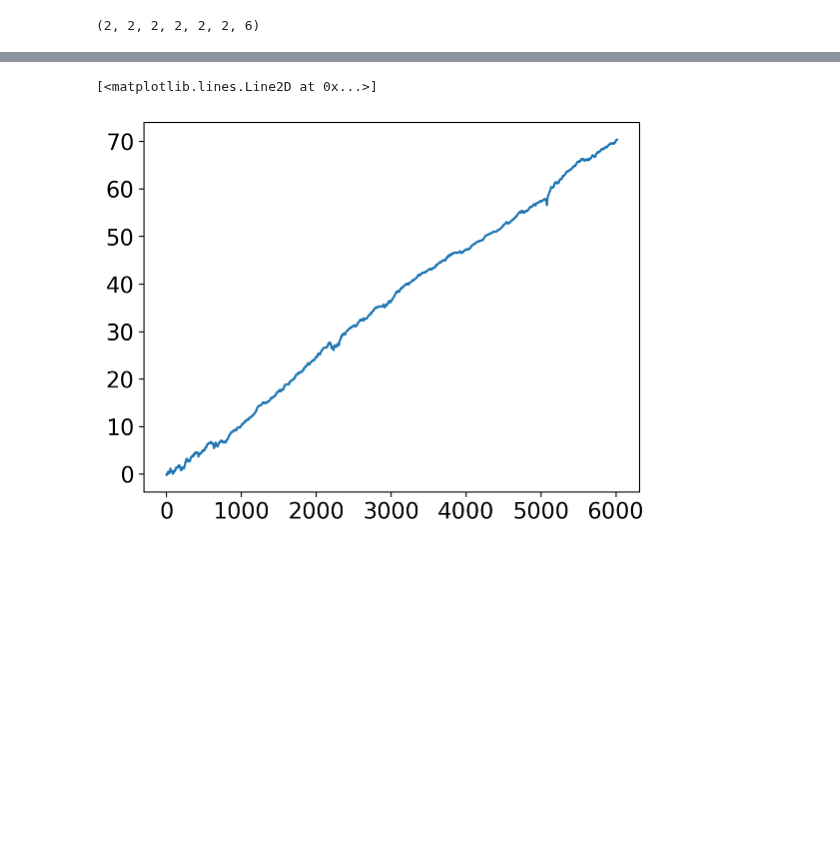
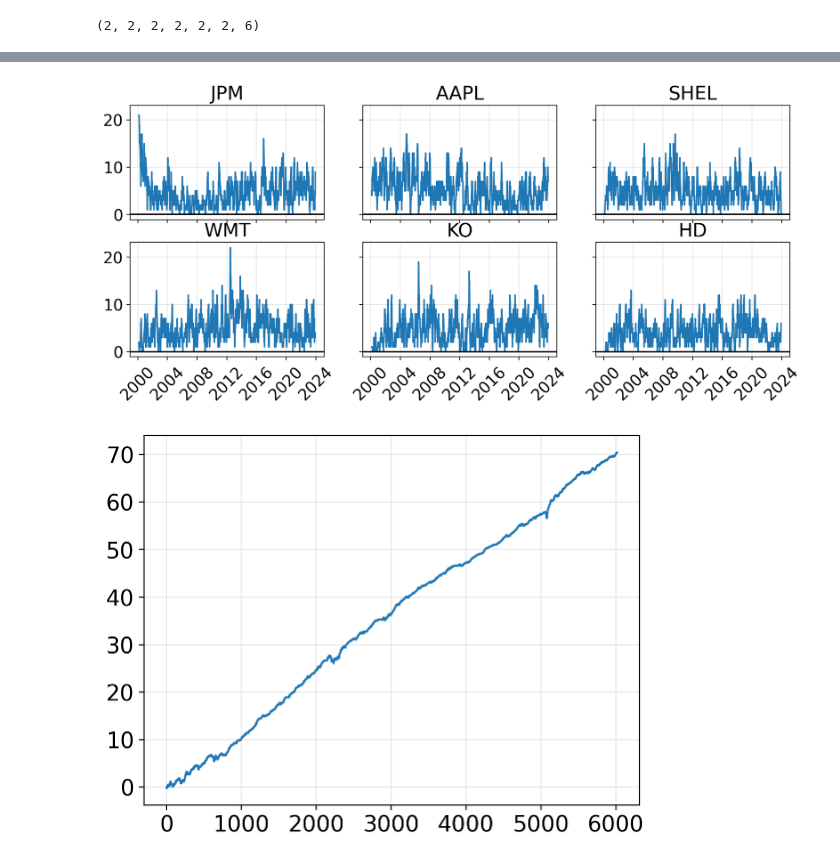
Before and after one commit to sapienzaio/online-ml-finance, a Jupyter notebook: 06-reinforcement-learning/epsilon-greedy-strategy.ipynb, the cells around one changed output, grey strips where cells are left out. Drawn from its saved outputs; the diff is of its cells as text; code cells hidden in the pictures; blank space fills up the shorter version.

```diff
--- a/06-reinforcement-learning/epsilon-greedy-strategy.ipynb
+++ b/06-reinforcement-learning/epsilon-greedy-strategy.ipynb
@@ -362,5 +370,18 @@ res = returns_bandit(key, returns[1:], context[:-1], alpha=0.8, epsilon=0.25)
+# %%
+fig, ax = plt.subplots(2, 3, sharex=True, sharey=True, figsize=(12, 4.6))
+ax = ax.ravel()
+v = pd.DataFrame(actions_ohe, index=datasets.index[6:]).rolling(30).sum()
+for i, axi in enumerate(ax):
+    axi.set_title(assets[i])
+    axi.plot(v[i])
+    axi.axhline(y=0, c="black")
+    axi.grid(alpha=0.3)
+    plt.sca(axi)
+    plt.xticks(rotation=45)
+# %% [output]
+[figure, added]
 # %%
 plt.plot(res.cumsum())
+plt.grid(alpha=0.3)
 # %% [output]
-[<matplotlib.lines.Line2D at 0x...>]
 [figure]
```
Also changed, not shown: parts of 4 cells of this notebook.
